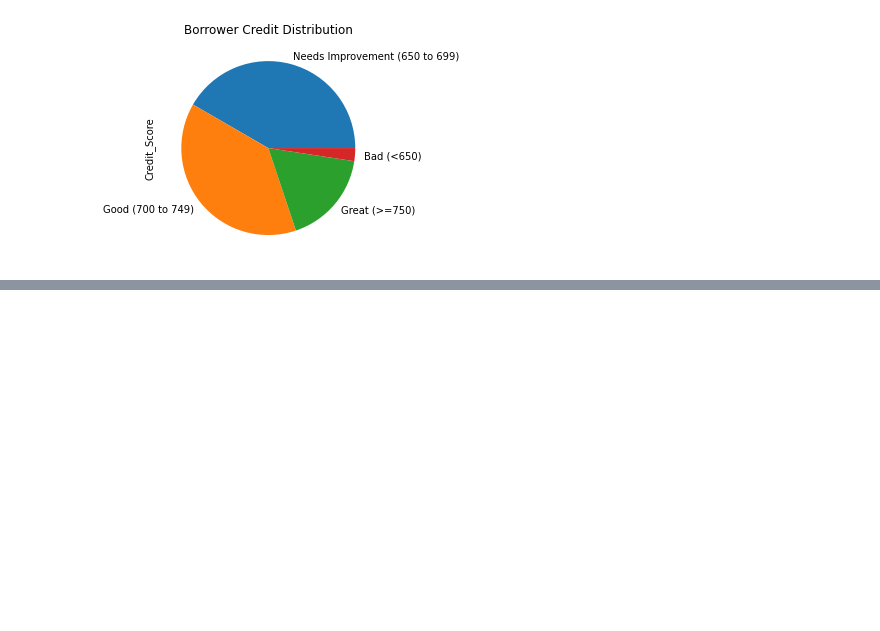
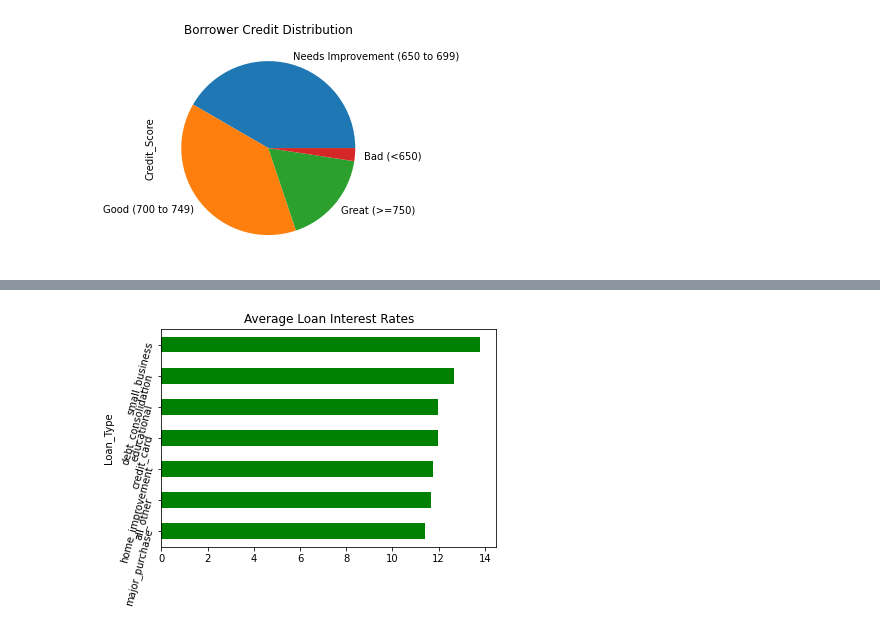
Before and after one commit to paulywog13/loan_data_analysis, a Jupyter notebook: Loan_Data_Analysis.ipynb, the cells around one changed output, grey strips where cells are left out. Drawn from its saved outputs; the diff is of its cells as text; code cells hidden in the pictures; blank space fills up the shorter version.

Commit message:
Analyzing Loan Rate Averages based on Loan Type.

```diff
--- a/Loan_Data_Analysis.ipynb
+++ b/Loan_Data_Analysis.ipynb
@@ -141,0 +144,6 @@ plt.show()
+# %%
+# Calculate the average outstanding Line of Credit Balance for each Loan Type
+
+loan_type_avg_int_rate = loan_data.groupby('Loan_Type').mean()["Interest_Rate"].sort_values()*100
+
+loan_type_avg_int_rate
@@ -141,0 +160,5 @@ plt.show()
+# %%
+interest_rate_plot = loan_type_avg_int_rate.plot.barh(title = "Average Loan Interest Rates",
+                                                     color = "g", rot = 75)
+# %% [output]
+[figure, added]
```
Also changed, not shown: parts of 18 cells of this notebook.
